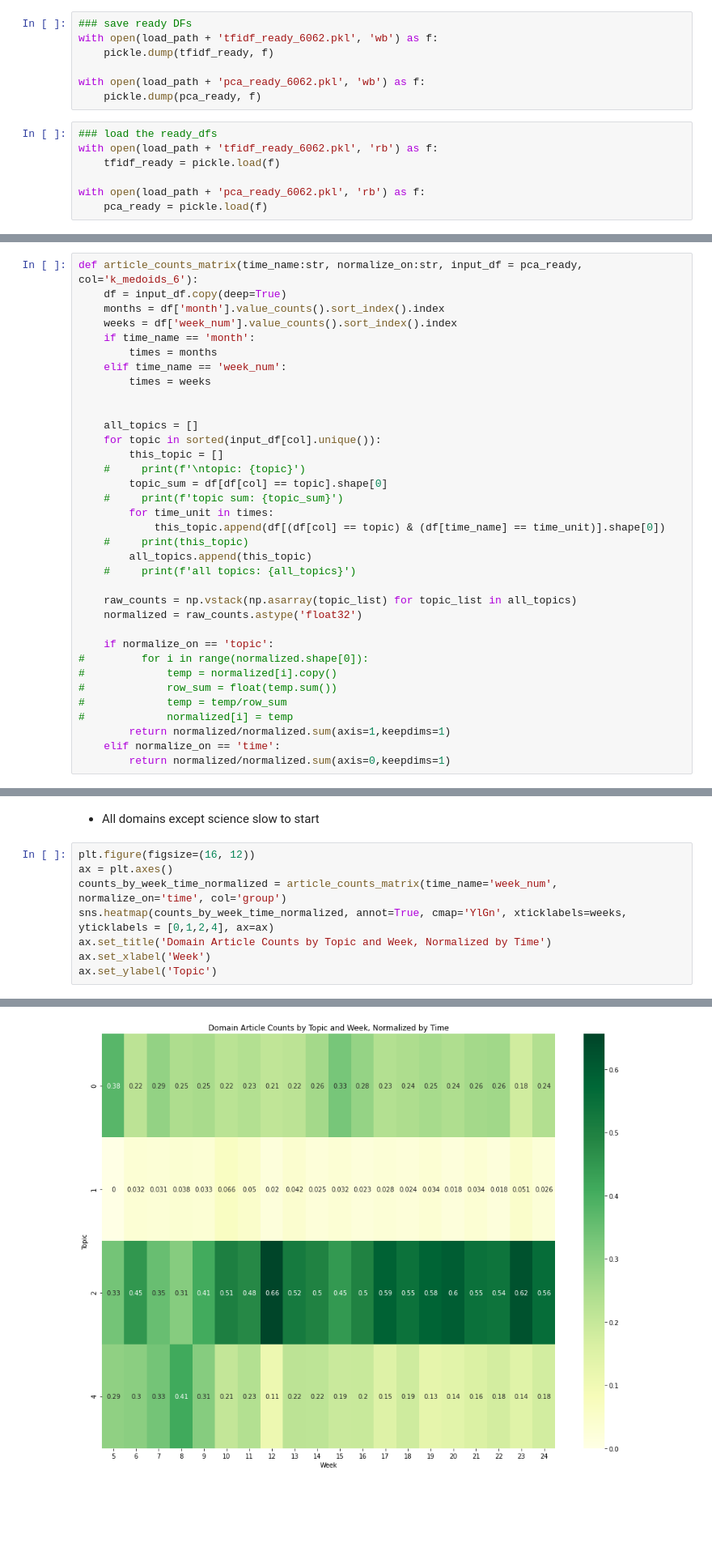
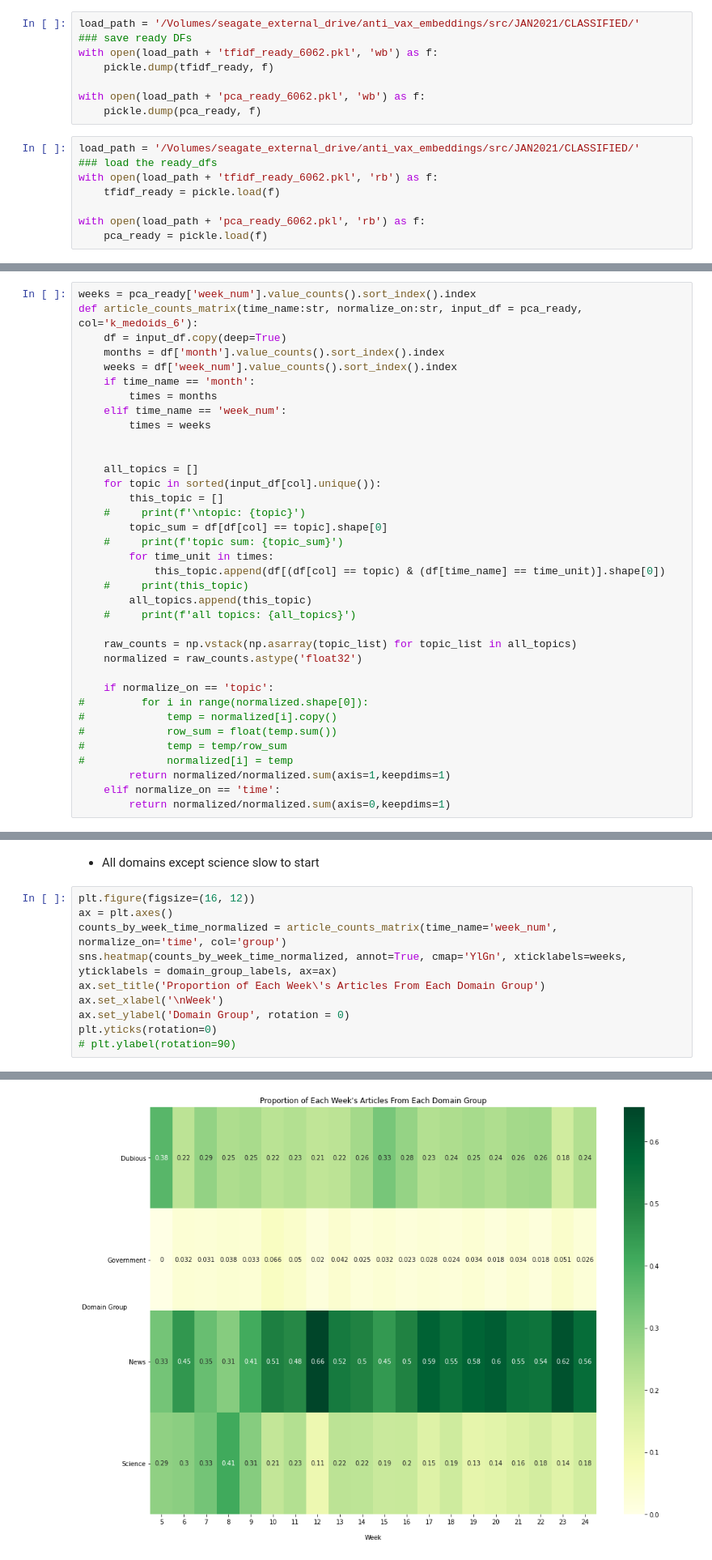
Before and after one commit to rskuzma/anti_vax_embeddings, a Jupyter notebook: src/JAN2021/CLASSIFIED/Write_Up_New.ipynb, the cells around one changed output, grey strips where cells are left out. Shown at 81% size. Saved outputs shown, nothing was run; the diff lists cells and outputs as text; blank space fills up the shorter version.

```diff
--- a/src/JAN2021/CLASSIFIED/Write_Up_New.ipynb
+++ b/src/JAN2021/CLASSIFIED/Write_Up_New.ipynb
@@ -443,6 +449,7 @@ metadata_small.shape: (6062, 7)
 pca_ready.shape: (6062, 10)
 tfidf_ready.shape: (6062, 17771)
 # %%
+load_path = '/Volumes/seagate_external_drive/anti_vax_embeddings/src/JAN2021/CLASSIFIED/'
 ### save ready DFs
 with open(load_path + 'tfidf_ready_6062.pkl', 'wb') as f:
     pickle.dump(tfidf_ready, f)
@@ -450,6 +457,7 @@ with open(load_path + 'tfidf_ready_6062.pkl', 'wb') as f:
 with open(load_path + 'pca_ready_6062.pkl', 'wb') as f:
     pickle.dump(pca_ready, f)
 # %%
+load_path = '/Volumes/seagate_external_drive/anti_vax_embeddings/src/JAN2021/CLASSIFIED/'
 ### load the ready_dfs
 with open(load_path + 'tfidf_ready_6062.pkl', 'rb') as f:
     tfidf_ready = pickle.load(f)
@@ -759,6 +828,7 @@ Coloring by Topic Labels
 <br><br><br><br><br>
 # Heatmaps
 # %%
+weeks = pca_ready['week_num'].value_counts().sort_index().index
 def article_counts_matrix(time_name:str, normalize_on:str, input_df = pca_ready, col='k_medoids_6'):
     df = input_df.copy(deep=True)
     months = df['month'].value_counts().sort_index().index
@@ -899,8 +969,10 @@ Text(123.0, 0.5, 'Topic')
 plt.figure(figsize=(16, 12))
 ax = plt.axes()
 counts_by_week_time_normalized = article_counts_matrix(time_name='week_num', normalize_on='time', col='group')
-sns.heatmap(counts_by_week_time_normalized, annot=True, cmap='YlGn', xticklabels=weeks, yticklabels = [0,1,2,4], ax=ax)
-ax.set_title('Domain Article Counts by Topic and Week, Normalized by Time')
-ax.set_xlabel('Week')
-ax.set_ylabel('Topic')
+sns.heatmap(counts_by_week_time_normalized, annot=True, cmap='YlGn', xticklabels=weeks, yticklabels = domain_group_labels, ax=ax)
+ax.set_title('Proportion of Each Week\'s Articles From Each Domain Group')
+ax.set_xlabel('\nWeek')
+ax.set_ylabel('Domain Group', rotation = 0)
+plt.yticks(rotation=0)
+# plt.ylabel(rotation=90)
 # %% [output]
@@ -908,4 +984,4 @@ Text(123.0, 0.5, 'Topic')
-[figure, old version]
+[figure, new version]
 # %% [markdown]
 - Topic 0 (dubious domains) is the largest at the beginning ... quick start. Stays around (25% of articles)
 - Topic 1 (government) by far the weakest throughout (lack of government messaging?)
```
Also changed, not shown: parts of 24 cells of this notebook.
